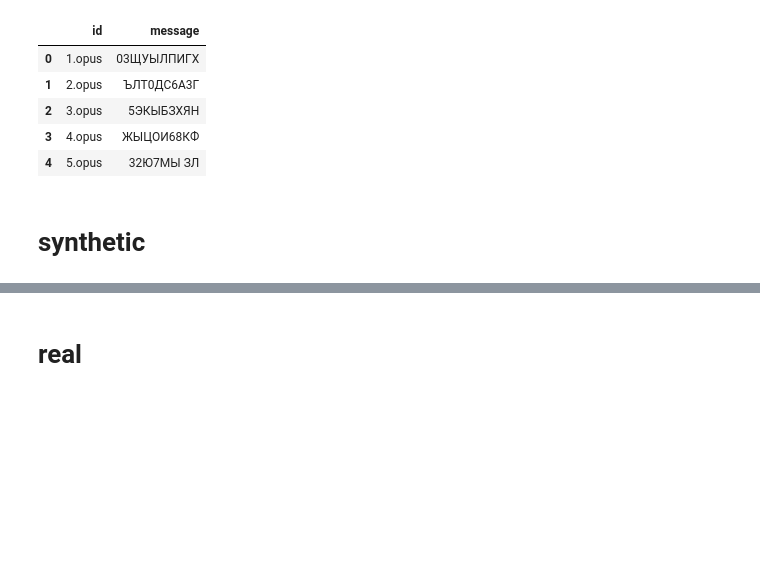
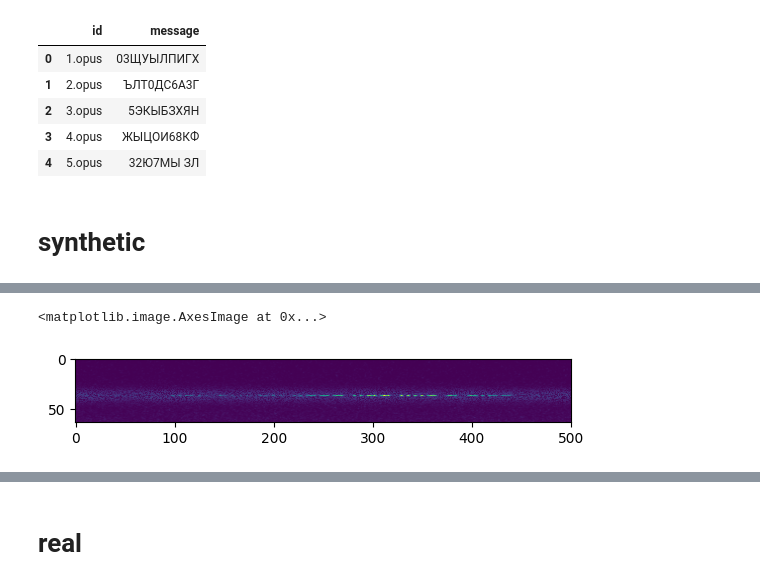
Before and after one commit to SwedishSquid/KC25_morse, a Jupyter notebook: src/fresh_start.ipynb, the cells around one changed output, grey strips where cells are left out. Cells and saved outputs as stored; diff of their text form; code cells hidden in the pictures; blank space fills up the shorter version.

```diff
--- a/src/fresh_start.ipynb
+++ b/src/fresh_start.ipynb
@@ -59,0 +102,22 @@ fake_val_set = generate_dataset(200, signal_transform=signal_tr)
+# %%
+mel = fake_mel
+raw_noise = torch.rand_like(mel)
+
+signal_pos_frac = torch.argmax(torch.mean(mel, dim=1)) / mel.shape[0]
+
+mean_frac_deviation = 0.01
+
+mean_frac = signal_pos_frac + mean_frac_deviation
+std = 0.1
+volume = 0.2
+
+mask = torch.exp(-torch.square((mean_frac - torch.linspace(0, 1, steps=mel.shape[0])[:, None]) / std))
+
+raw_noise = torch.rand_like(mel)
+
+bounded_noise = raw_noise * mask * volume
+
+plt.imshow(bounded_noise + mel, aspect=1)
+# %% [output]
+<matplotlib.image.AxesImage at 0x...>
+[figure, added]
```
Also changed, not shown: parts of 7 cells of this notebook, 3 other files.
